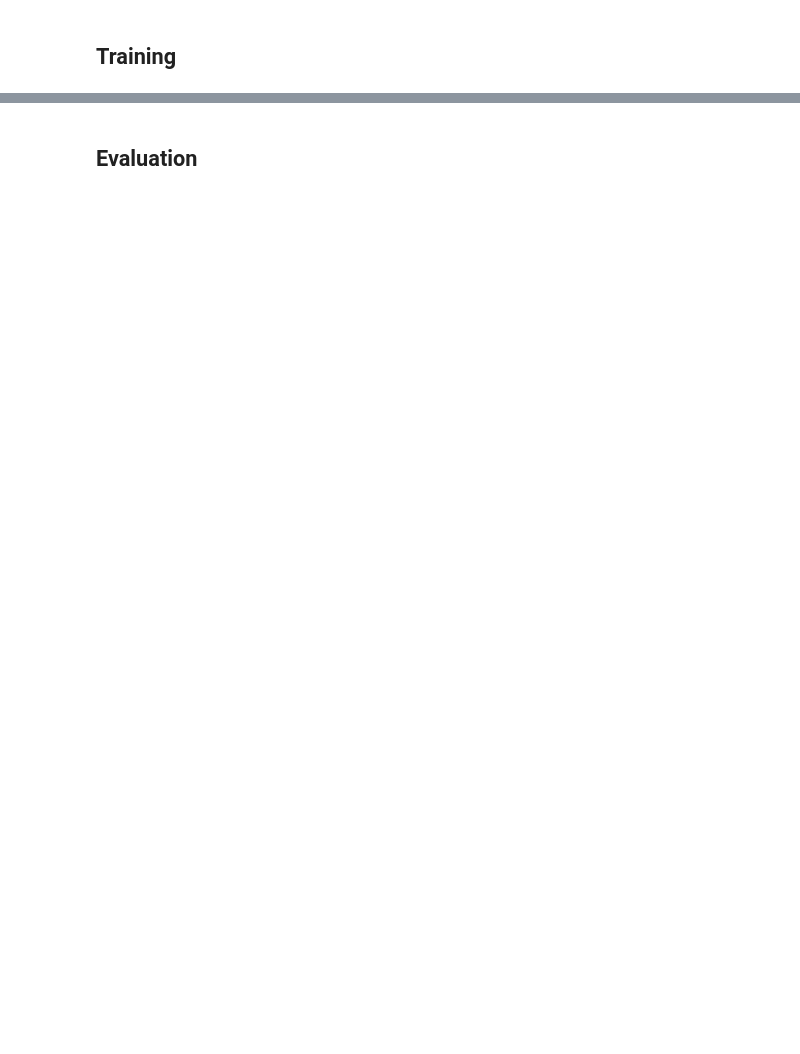
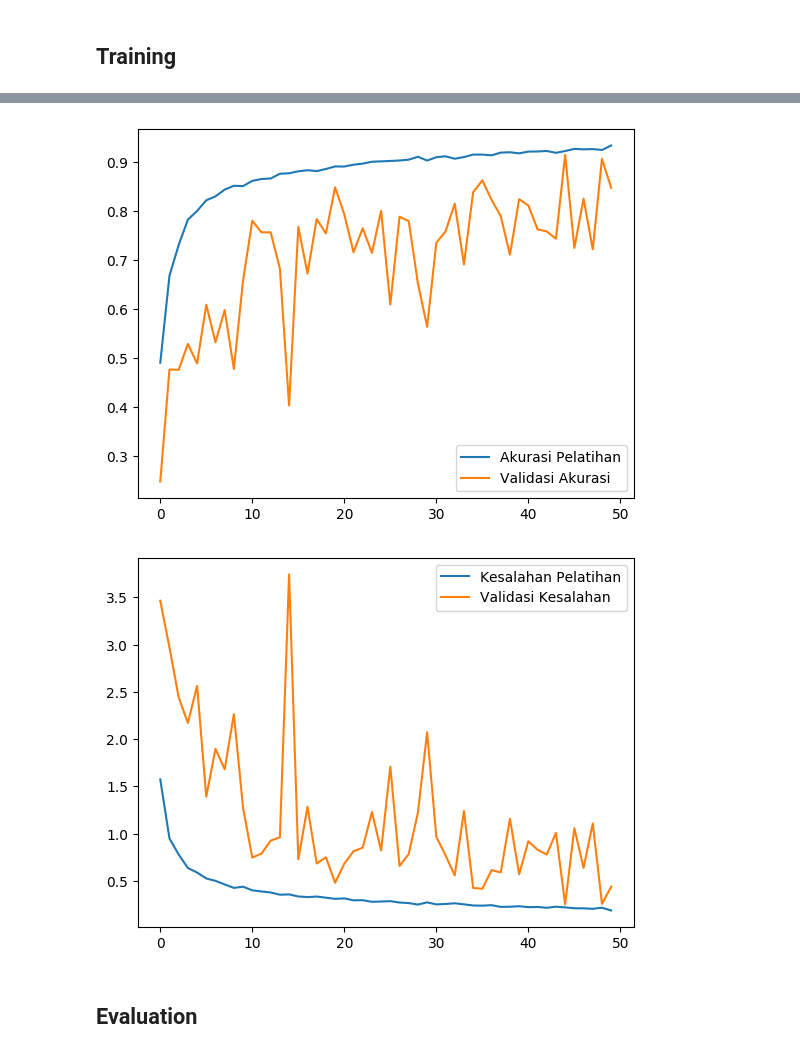
Before and after one commit to jeffreymas/Deteksi-Penyakit-tanaman, a Jupyter notebook: DeteksiPenyakit_tanaman_Vgg16.ipynb, the cells around one changed output, grey strips where cells are left out. Drawn from its saved outputs; the diff is of its cells as text; code cells hidden in the pictures; blank space fills up the shorter version.

```diff
--- a/DeteksiPenyakit_tanaman_Vgg16.ipynb
+++ b/DeteksiPenyakit_tanaman_Vgg16.ipynb
@@ -106,10 +124,10 @@ Tomato___Leaf_Mold
 #load everything into memory
 x = []
 y = []
-class_names = ['Cassava___cbb','Cassava___cbsd','Cassava___cgm','Cassava___cmd','Cassava___healthy','Tomato___Bacterial_spot','Tomato___Early_blight','Tomato___healthy','Tomato___Late_blight','Tomato___Leaf_Mold','Tomato___mosaic_virus','Tomato___Septoria_leaf_spot','Tomato___Spider_mites_20Two-spotted_spider_mite','Tomato___Target_Spot','Tomato___Yellow_Leaf_Curl_Virus']
+class_names = []
 parent_directory = "image"
 
-for i,folder in enumerate(class_names):
+for i,folder in enumerate(os.listdir(parent_directory)):
     print(i,folder)
     class_names.append(folder)
     folder_directory = os.path.join(parent_directory,folder)
@@ -260,4 +301,4 @@ history = model.fit_generator(
     validation_data = valid_gen,
     validation_steps = valid_gen.n // 98,
 
-    epochs=5)
+    epochs=50)
@@ -264,3 +323,16 @@ history = model.fit_generator(
+# %%
+plt.plot(history.history["acc"],label="Akurasi Pelatihan")
+plt.plot(history.history["val_acc"],label="Validasi Akurasi")
+plt.legend()
+plt.show()
+
+plt.plot(history.history["loss"],label="Kesalahan Pelatihan")
+plt.plot(history.history["val_loss"],label="Validasi Kesalahan")
+plt.legend()
+plt.show()
+# %% [output]
+[figure, added]
+[figure, added]
 # %% [markdown]
 ## Evaluation
 # %%
```
Also changed, not shown: parts of 28 cells of this notebook.
